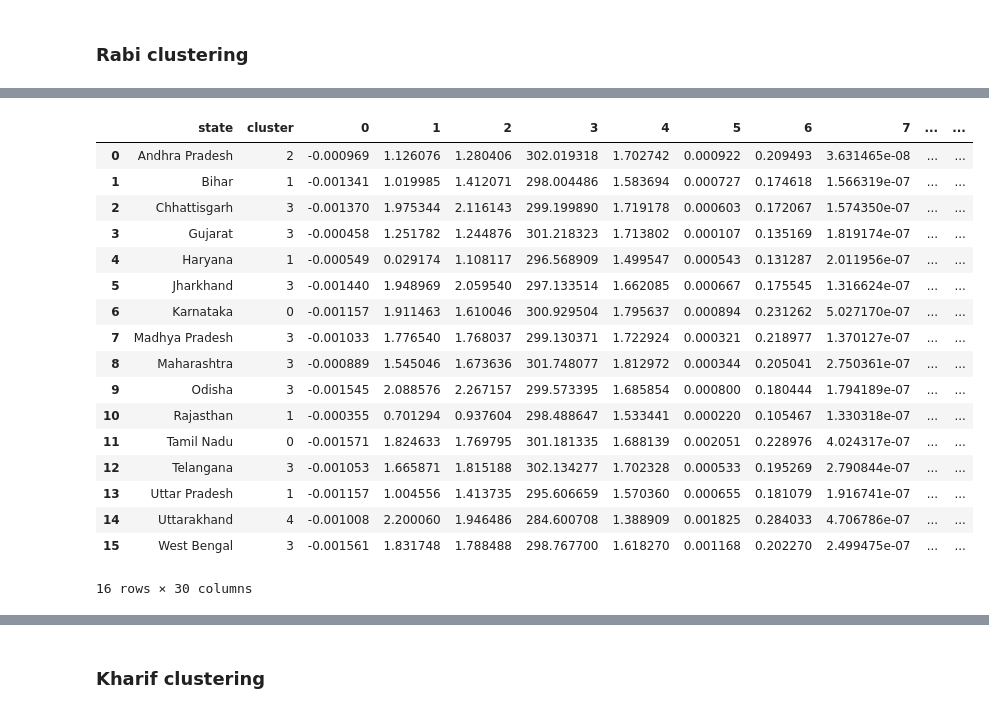
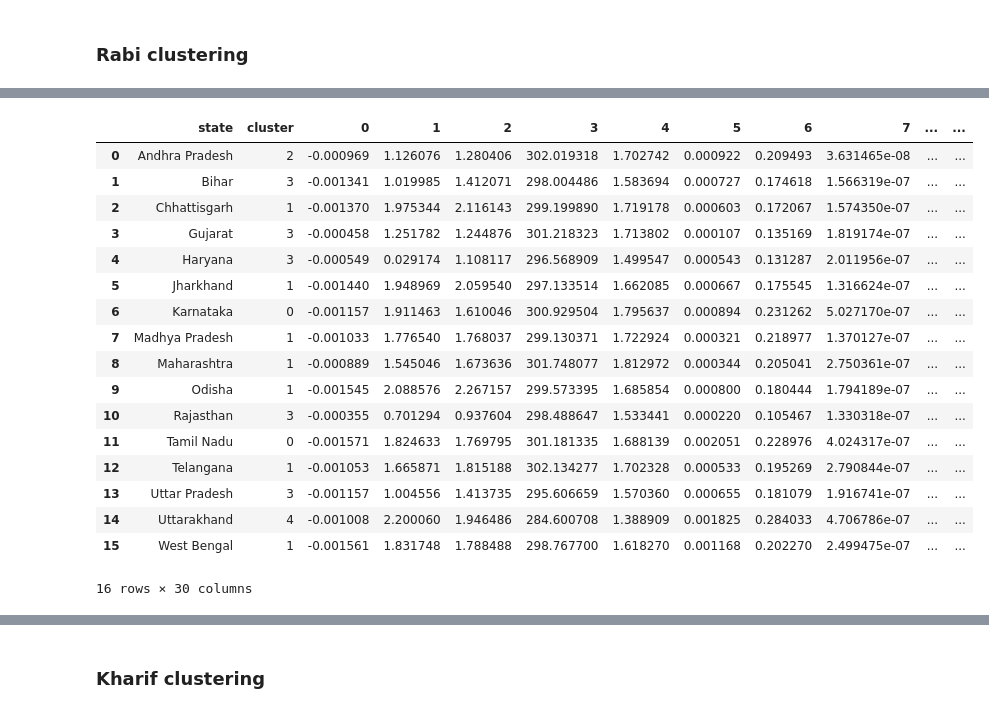
Before and after one commit to amaurylancelin/Datathon, a Jupyter notebook: Code par Pax/Adri/climate_data_clustering.ipynb, the cells around one changed output, grey strips where cells are left out. Drawn from its saved outputs; the diff is of its cells as text; code cells hidden in the pictures.

```diff
--- a/Code par Pax/Adri/climate_data_clustering.ipynb
+++ b/Code par Pax/Adri/climate_data_clustering.ipynb
@@ -353,33 +409,33 @@ plt.show
 # %%
-kmeans = KMeans(n_clusters=5).fit(full_data)
+kmeans = KMeans(n_init=100, n_clusters=5).fit(full_data)
 kmeans_labels = kmeans.labels_
 tot_rabi_df.insert(1,'cluster',kmeans_labels)
 #plot_data=tot_rabi_df.drop(columns = ['evabs', 'lai_hv', 'lai_lv', 'stl1', 'ssr', 'tp', 'swvl1'])
 plot_data = tot_rabi_df.copy()
 plot_data['state'] = plot_data['state'].replace(to_replace='Andhra_Pradesh', value='Andhra Pradesh')
 plot_data['state'] = plot_data['state'].replace(to_replace='Madhya', value='Madhya Pradesh')
 plot_data['state'] = plot_data['state'].replace(to_replace='Tamil_Nadu', value='Tamil Nadu')
 plot_data['state'] = plot_data['state'].replace(to_replace='Uttar_Pradesh', value='Uttar Pradesh')
 plot_data['state'] = plot_data['state'].replace(to_replace='West_Bengal', value='West Bengal')
 plot_data
 # %% [output]
 |  | state | cluster | 0 | 1 | 2 | 3 | 4 | 5 | 6 | 7 | ... | ... |
 | 0 | Andhra Pradesh | 2 | -0.000969 | 1.126076 | 1.280406 | 302.019318 | 1.702742 | 0.000922 | 0.209493 | 3.631465e-08 | ... | ... |
-| 1 | Bihar | 1 | -0.001341 | 1.019985 | 1.412071 | 298.004486 | 1.583694 | 0.000727 | 0.174618 | 1.566319e-07 | ... | ... |
-| 2 | Chhattisgarh | 3 | -0.001370 | 1.975344 | 2.116143 | 299.199890 | 1.719178 | 0.000603 | 0.172067 | 1.574350e-07 | ... | ... |
+| 1 | Bihar | 3 | -0.001341 | 1.019985 | 1.412071 | 298.004486 | 1.583694 | 0.000727 | 0.174618 | 1.566319e-07 | ... | ... |
+| 2 | Chhattisgarh | 1 | -0.001370 | 1.975344 | 2.116143 | 299.199890 | 1.719178 | 0.000603 | 0.172067 | 1.574350e-07 | ... | ... |
 | 3 | Gujarat | 3 | -0.000458 | 1.251782 | 1.244876 | 301.218323 | 1.713802 | 0.000107 | 0.135169 | 1.819174e-07 | ... | ... |
-| 4 | Haryana | 1 | -0.000549 | 0.029174 | 1.108117 | 296.568909 | 1.499547 | 0.000543 | 0.131287 | 2.011956e-07 | ... | ... |
-| 5 | Jharkhand | 3 | -0.001440 | 1.948969 | 2.059540 | 297.133514 | 1.662085 | 0.000667 | 0.175545 | 1.316624e-07 | ... | ... |
+| 4 | Haryana | 3 | -0.000549 | 0.029174 | 1.108117 | 296.568909 | 1.499547 | 0.000543 | 0.131287 | 2.011956e-07 | ... | ... |
+| 5 | Jharkhand | 1 | -0.001440 | 1.948969 | 2.059540 | 297.133514 | 1.662085 | 0.000667 | 0.175545 | 1.316624e-07 | ... | ... |
 | 6 | Karnataka | 0 | -0.001157 | 1.911463 | 1.610046 | 300.929504 | 1.795637 | 0.000894 | 0.231262 | 5.027170e-07 | ... | ... |
-| 7 | Madhya Pradesh | 3 | -0.001033 | 1.776540 | 1.768037 | 299.130371 | 1.722924 | 0.000321 | 0.218977 | 1.370127e-07 | ... | ... |
-| 8 | Maharashtra | 3 | -0.000889 | 1.545046 | 1.673636 | 301.748077 | 1.812972 | 0.000344 | 0.205041 | 2.750361e-07 | ... | ... |
-| 9 | Odisha | 3 | -0.001545 | 2.088576 | 2.267157 | 299.573395 | 1.685854 | 0.000800 | 0.180444 | 1.794189e-07 | ... | ... |
-| 10 | Rajasthan | 1 | -0.000355 | 0.701294 | 0.937604 | 298.488647 | 1.533441 | 0.000220 | 0.105467 | 1.330318e-07 | ... | ... |
+| 7 | Madhya Pradesh | 1 | -0.001033 | 1.776540 | 1.768037 | 299.130371 | 1.722924 | 0.000321 | 0.218977 | 1.370127e-07 | ... | ... |
+| 8 | Maharashtra | 1 | -0.000889 | 1.545046 | 1.673636 | 301.748077 | 1.812972 | 0.000344 | 0.205041 | 2.750361e-07 | ... | ... |
+| 9 | Odisha | 1 | -0.001545 | 2.088576 | 2.267157 | 299.573395 | 1.685854 | 0.000800 | 0.180444 | 1.794189e-07 | ... | ... |
+| 10 | Rajasthan | 3 | -0.000355 | 0.701294 | 0.937604 | 298.488647 | 1.533441 | 0.000220 | 0.105467 | 1.330318e-07 | ... | ... |
 | 11 | Tamil Nadu | 0 | -0.001571 | 1.824633 | 1.769795 | 301.181335 | 1.688139 | 0.002051 | 0.228976 | 4.024317e-07 | ... | ... |
-| 12 | Telangana | 3 | -0.001053 | 1.665871 | 1.815188 | 302.134277 | 1.702328 | 0.000533 | 0.195269 | 2.790844e-07 | ... | ... |
-| 13 | Uttar Pradesh | 1 | -0.001157 | 1.004556 | 1.413735 | 295.606659 | 1.570360 | 0.000655 | 0.181079 | 1.916741e-07 | ... | ... |
+| 12 | Telangana | 1 | -0.001053 | 1.665871 | 1.815188 | 302.134277 | 1.702328 | 0.000533 | 0.195269 | 2.790844e-07 | ... | ... |
+| 13 | Uttar Pradesh | 3 | -0.001157 | 1.004556 | 1.413735 | 295.606659 | 1.570360 | 0.000655 | 0.181079 | 1.916741e-07 | ... | ... |
 | 14 | Uttarakhand | 4 | -0.001008 | 2.200060 | 1.946486 | 284.600708 | 1.388909 | 0.001825 | 0.284033 | 4.706786e-07 | ... | ... |
-| 15 | West Bengal | 3 | -0.001561 | 1.831748 | 1.788488 | 298.767700 | 1.618270 | 0.001168 | 0.202270 | 2.499475e-07 | ... | ... |
+| 15 | West Bengal | 1 | -0.001561 | 1.831748 | 1.788488 | 298.767700 | 1.618270 | 0.001168 | 0.202270 | 2.499475e-07 | ... | ... |
 16 rows × 30 columns
 # %%
 map_path = '../../maps/gadm36_IND_shp/gadm36_IND_1.shp'
```
Also changed, not shown: parts of 15 cells of this notebook, 4 other files.
